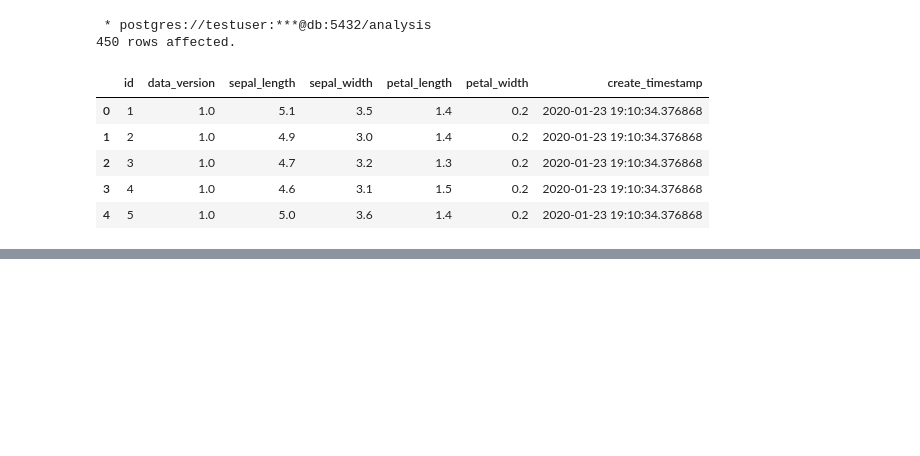
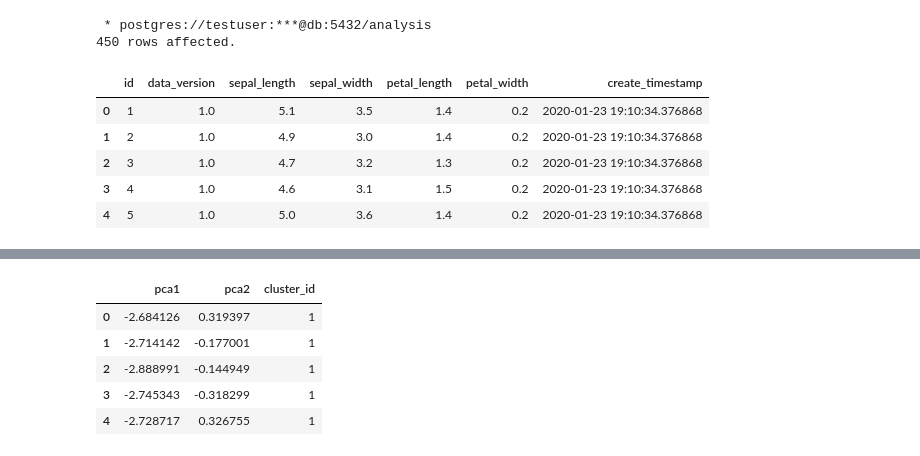
Before and after one commit to letitride/Machine-learning-utilization-guide, a Jupyter notebook: 4-4/index.ipynb, the cells around one changed output, grey strips where cells are left out. Saved outputs shown, nothing was run; the diff lists cells and outputs as text; code cells hidden in the pictures; blank space fills up the shorter version.

```diff
--- a/4-4/index.ipynb
+++ b/4-4/index.ipynb
@@ -56,0 +104,10 @@ df_input.head()
+# %%
+df_plot = df_pca.assign(cluster_id=clusters)
+df_plot.head()
+# %% [output]
+|  | pca1 | pca2 | cluster_id |
+| 0 | -2.684126 | 0.319397 | 1 |
+| 1 | -2.714142 | -0.177001 | 1 |
+| 2 | -2.888991 | -0.144949 | 1 |
+| 3 | -2.745343 | -0.318299 | 1 |
+| 4 | -2.728717 | 0.326755 | 1 |
```
Also changed, not shown: parts of 9 cells of this notebook.
